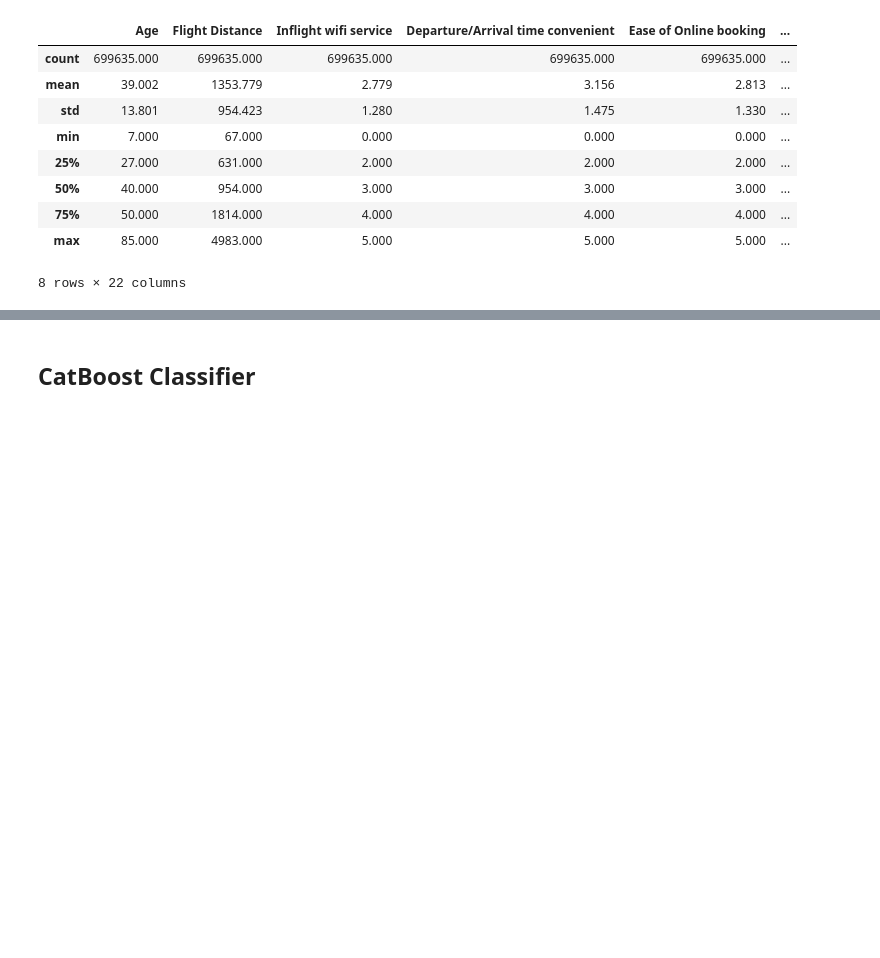
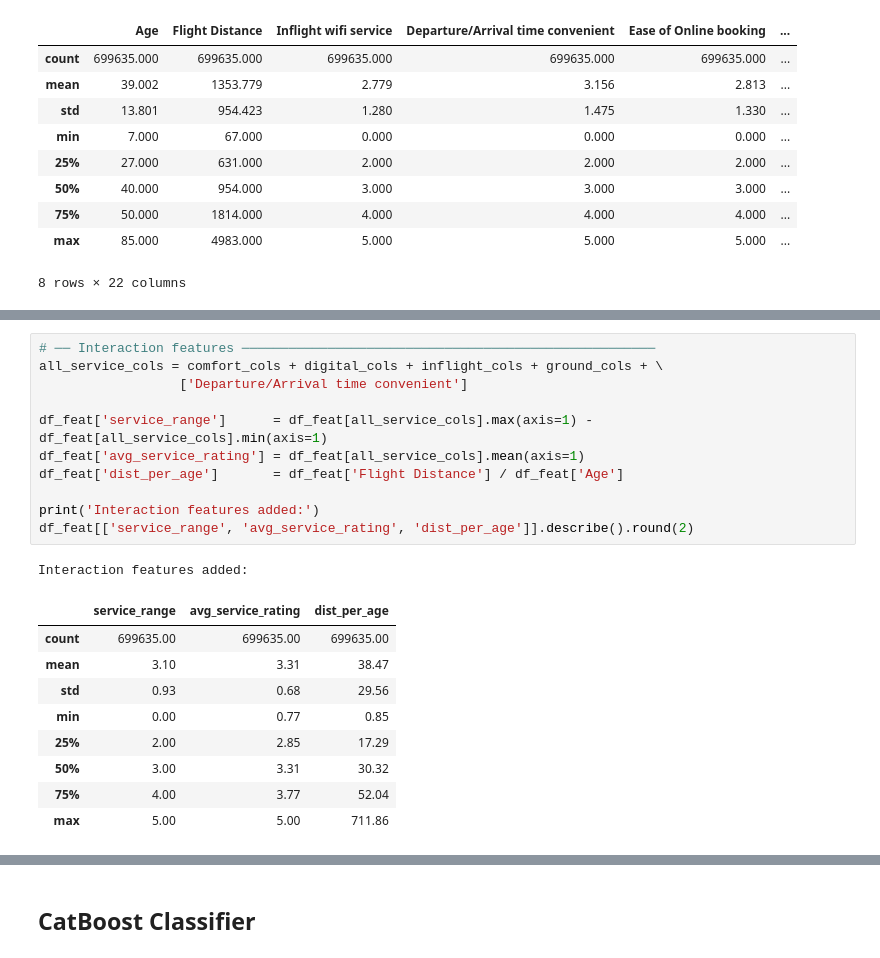
Before and after one commit to Aky29/flight-satisfaction-, a Jupyter notebook: notebook.ipynb, the cells around one changed output, grey strips where cells are left out. Cells and saved outputs as stored; diff of their text form; blank space fills up the shorter version.

```diff
--- a/notebook.ipynb
+++ b/notebook.ipynb
@@ -241,0 +313,22 @@ df_processed.describe().round(3)
+# %%
+# ── Interaction features ─────────────────────────────────────────────────────
+all_service_cols = comfort_cols + digital_cols + inflight_cols + ground_cols + \
+                  ['Departure/Arrival time convenient']
+
+df_feat['service_range']      = df_feat[all_service_cols].max(axis=1) - df_feat[all_service_cols].min(axis=1)
+df_feat['avg_service_rating'] = df_feat[all_service_cols].mean(axis=1)
+df_feat['dist_per_age']       = df_feat['Flight Distance'] / df_feat['Age']
+
+print('Interaction features added:')
+df_feat[['service_range', 'avg_service_rating', 'dist_per_age']].describe().round(2)
+# %% [output]
+Interaction features added:
+|  | service_range | avg_service_rating | dist_per_age |
+| count | 699635.00 | 699635.00 | 699635.00 |
+| mean | 3.10 | 3.31 | 38.47 |
+| std | 0.93 | 0.68 | 29.56 |
+| min | 0.00 | 0.77 | 0.85 |
+| 25% | 2.00 | 2.85 | 17.29 |
+| 50% | 3.00 | 3.31 | 30.32 |
+| 75% | 4.00 | 3.77 | 52.04 |
+| max | 5.00 | 5.00 | 711.86 |
```
Also changed, not shown: parts of 8 cells of this notebook, 7 other files.
